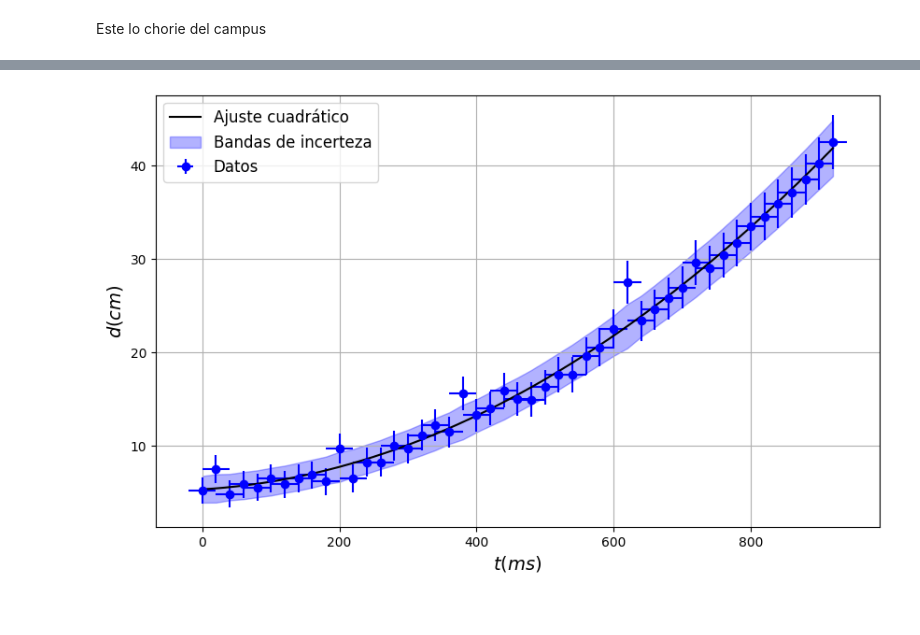
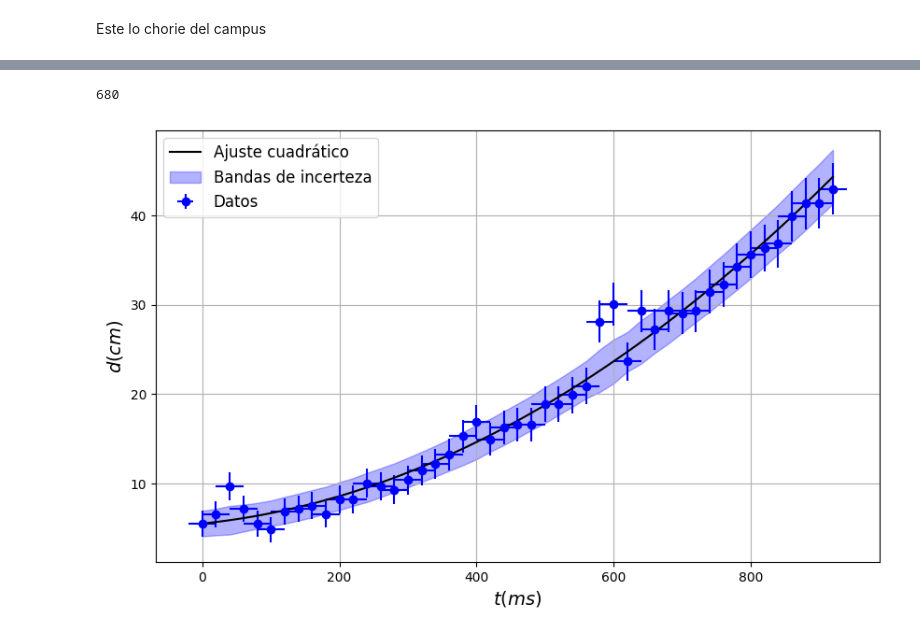
Before and after one commit to FacuVCanale/TP1-FISICA, a Jupyter notebook: position_chart.ipynb, the cells around one changed output, grey strips where cells are left out. Cells and saved outputs as stored; diff of their text form; code cells hidden in the pictures.

```diff
--- a/position_chart.ipynb
+++ b/position_chart.ipynb
@@ -32,66 +35,74 @@ def sigma_d(v):
 
 def f_propagacion_errores(t, popt, errores_x):
     """
     Function to propagate the errors based on the fit parameters and x-axis errors.
 
     Parameters:
     t (array-like): Independent variable (time) data points
     popt (array-like): Fitted parameters from curve_fit
     errores_x (array-like): Error values for the independent variable data points (x-axis)
 
     Returns:
     sigma_d_t (array-like): Propagated uncertainty in the dependent variable (y-axis)
     """
     a, b, c = popt
     # Error propagation formula for quadratic fit
     sigma_d_t = np.sqrt((2 * a * t + b) ** 2 * errores_x ** 2)
     return sigma_d_t
 
-# Example data
-tiempo = f_data["t"].values
-posicion = distancia(f_data["x"].values)
-errores_y = sigma_d(f_data["x"].values)
-errores_x = 20
+def position(f_data):
+    # Example data
+    tiempo = f_data["t"].values
+    posicion = distancia(f_data["x"].values)
+    errores_y = sigma_d(f_data["x"].values)
+    errores_x = 20
 
-# Fit the quadratic model to the data
-popt, pcov = curve_fit(modelo_cuadratico, tiempo, posicion, sigma=errores_y, absolute_sigma=True)
+    # Fit the quadratic model to the data
+    popt, pcov = curve_fit(modelo_cuadratico, tiempo, posicion, sigma=errores_y, absolute_sigma=True)
 
-# Extract the fitted parameters and their uncertainties
-a, b, c = popt
-errores = np.sqrt(np.diag(pcov))
+    # Extract the fitted parameters and their uncertainties
+    a, b, c = popt
+    errores = np.sqrt(np.diag(pcov))
 
-# Propagate errors
-sigma_d_t = f_propagacion_errores(tiempo, popt, errores_x)
+    # Propagate errors
+    sigma_d_t = f_propagacion_errores(tiempo, popt, errores_x)
 
-# Create a smoother time range for plotting the fitted curve
-t_ajuste = np.linspace(min(tiempo), max(tiempo), 500)
+    # Create a smoother time range for plotting the fitted curve
+    t_ajuste = np.linspace(min(tiempo), max(tiempo), 500)
 
-# Plotting
-plt.figure(figsize=(10, 6))
+    # Plotting
+    plt.figure(figsize=(10, 6))
 
-# Plot the data points with error bars on both axes
-plt.errorbar(tiempo, posicion, xerr=errores_x, yerr=errores_y, fmt='o', color='blue', label='Datos')
+    # Plot the data points with error bars on both axes
+    plt.errorbar(tiempo, posicion, xerr=errores_x, yerr=errores_y, fmt='o', color='blue', label='Datos')
 
-# Plot the quadratic fit
-plt.plot(t_ajuste, modelo_cuadratico(t_ajuste, *popt), 'black', label='Ajuste cuadrático')
+    # Plot the quadratic fit
+    plt.plot(t_ajuste, modelo_cuadratico(t_ajuste, *popt), 'black', label='Ajuste cuadrático')
 
-# Plot the uncertainty bands
-plt.fill_between(tiempo, modelo_cuadratico(tiempo + sigma_d_t, *popt) + errores_y,
-                 modelo_cuadratico(tiempo - sigma_d_t, *popt) -errores_y, color='blue', alpha=0.3, label='Bandas de incerteza')
+    # Plot the uncertainty bands
+    plt.fill_between(tiempo, modelo_cuadratico(tiempo + sigma_d_t, *popt) + errores_y,
+                    modelo_cuadratico(tiempo - sigma_d_t, *popt) -errores_y, color='blue', alpha=0.3, label='Bandas de incerteza')
 
-# Customize the plot
-plt.xlabel(r'$t(ms)$', fontsize=14)
-plt.ylabel(r'$d(cm)$', fontsize=14)
-plt.legend(fontsize=12)
-plt.grid(True)
+    # Customize the plot
+    plt.xlabel(r'$t(ms)$', fontsize=14)
+    plt.ylabel(r'$d(cm)$', fontsize=14)
+    plt.legend(fontsize=12)
+    plt.grid(True)
 
-# Display the plot
-plt.show()
+    # Display the plot
+    plt.show()
 
-# Print the fitted parameters and their uncertainties
-print('Parámetros del ajuste cuadrático:')
-print(f'a = {a} ± {errores[0]}')
-print(f'b = {b} ± {errores[1]}')
-print(f'c = {c} ± {errores[2]}')
+    # Print the fitted parameters and their uncertainties
+    print('Parámetros del ajuste cuadrático:')
+    print(f'a = {a} ± {errores[0]}')
+    print(f'b = {b} ± {errores[1]}')
+    print(f'c = {c} ± {errores[2]}')
+
+for i in range(len(datasets)):
+    data = pd.read_csv(datasets[i])
+    for intento in range(1, 3):
+        f_data = format_pd(data=data, intento=intento)
+        position(f_data)
 # %% [output]
+680
-[figure, old version]
+[figure, new version]
```
Also changed, not shown: parts of 3 cells of this notebook, 2 other files.
